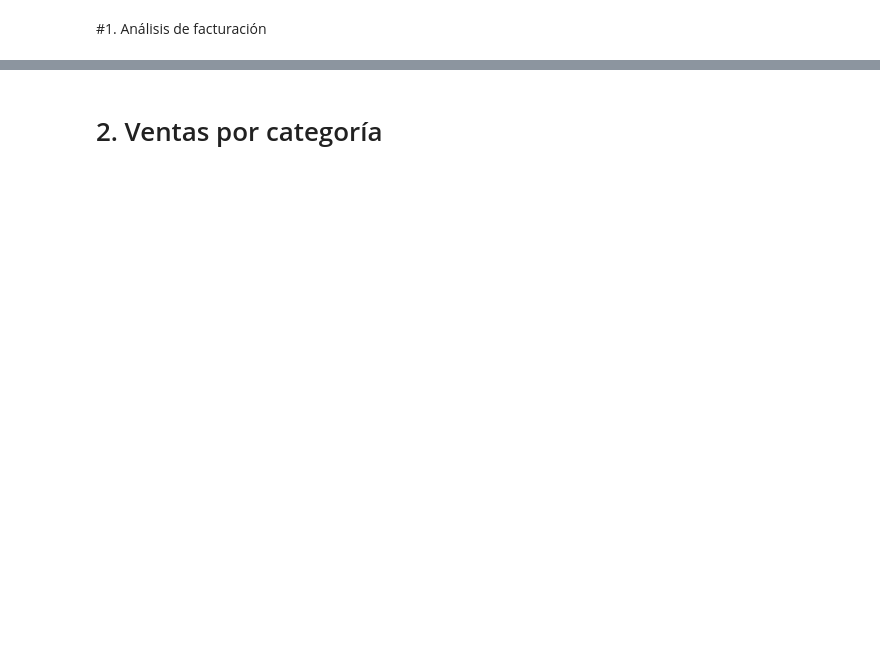
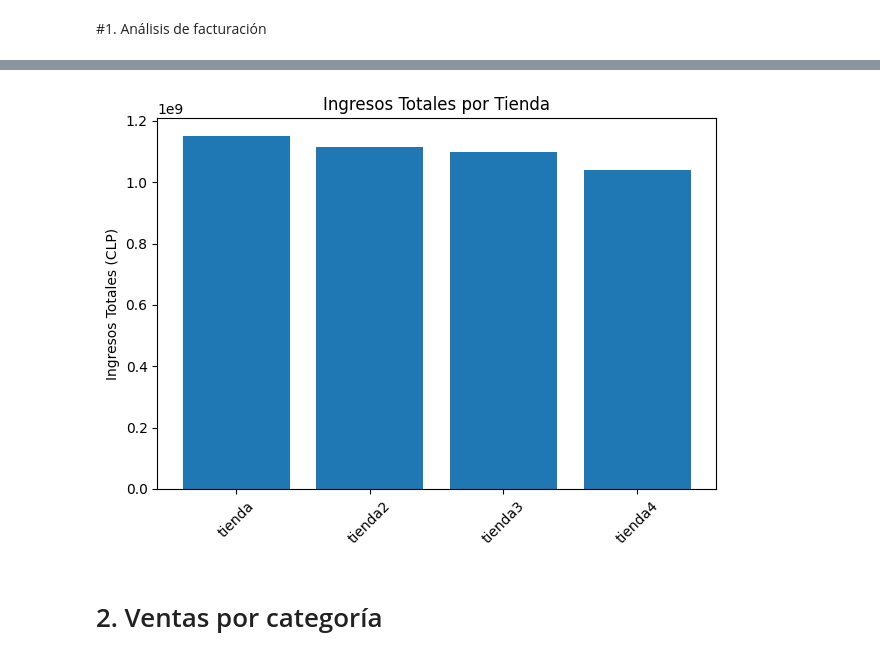
Before and after one commit to camila333333/ChallengeAlura, a Jupyter notebook: AluraStoreLatam.ipynb, the cells around one changed output, grey strips where cells are left out. Cells and saved outputs as stored; diff of their text form; code cells hidden in the pictures; blank space fills up the shorter version.

```diff
--- a/AluraStoreLatam.ipynb
+++ b/AluraStoreLatam.ipynb
@@ -26,2 +43,9 @@ tienda.head()
 # %% [markdown]
 #1. Análisis de facturación
+# %%
+ingresos = {nombre: df['Precio'].sum() for nombre, df in tiendas.items()}
+ingresos_df = pd.DataFrame(
+    list(ingresos.items()),
+    columns=['Tienda', 'Ingresos']
+)
+display(ingresos_df)
@@ -28,2 +58,12 @@ tienda.head()
+# %%
+plt.figure()
+plt.bar(ingresos_df['Tienda'], ingresos_df['Ingresos'])
+plt.ylabel('Ingresos Totales (CLP)')
+plt.title('Ingresos Totales por Tienda')
+plt.xticks(rotation=45)
+plt.tight_layout()
+plt.show()
+# %% [output]
+[figure, added]
 # %% [markdown]
 # 2. Ventas por categoría
```
Also changed, not shown: parts of 20 cells of this notebook.
